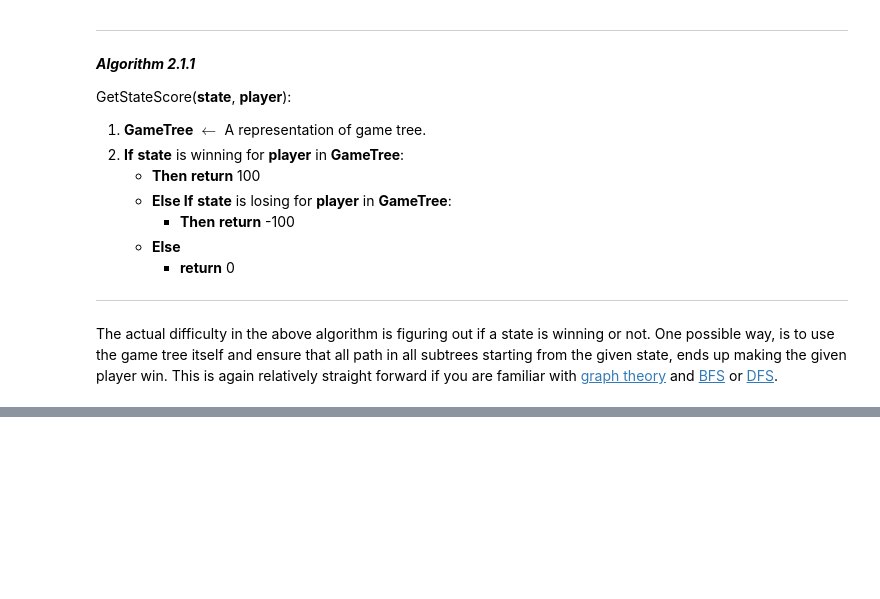
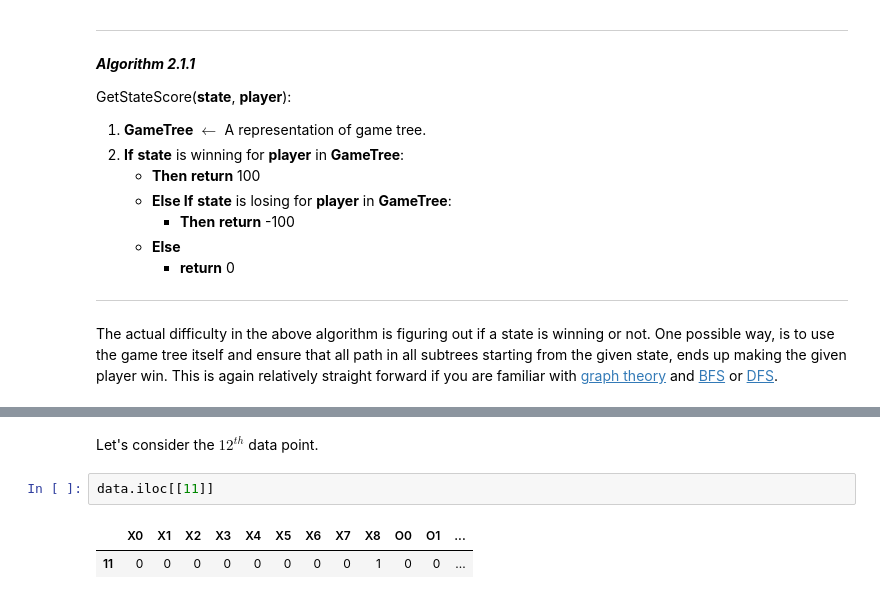
Before and after one commit to amit9oct/Games-With-ML, a Jupyter notebook: TicTacToe/TicTacToeModelGen.ipynb, the cells around one changed output, grey strips where cells are left out. Cells and saved outputs as stored; diff of their text form; blank space fills up the shorter version.

```diff
--- a/TicTacToe/TicTacToeModelGen.ipynb
+++ b/TicTacToe/TicTacToeModelGen.ipynb
@@ -203,0 +215,7 @@ print(x_class_model.coef_, " * state + ", x_class_model.intercept_)
+# %% [markdown]
+Let's consider the $12^{th}$ data point.
+# %%
+data.iloc[[11]]
+# %% [output]
+|  | X0 | X1 | X2 | X3 | X4 | X5 | X6 | X7 | X8 | O0 | O1 | ... |
+| 11 | 0 | 0 | 0 | 0 | 0 | 0 | 0 | 0 | 1 | 0 | 0 | ... |
```
Also changed, not shown: parts of 54 cells of this notebook.
